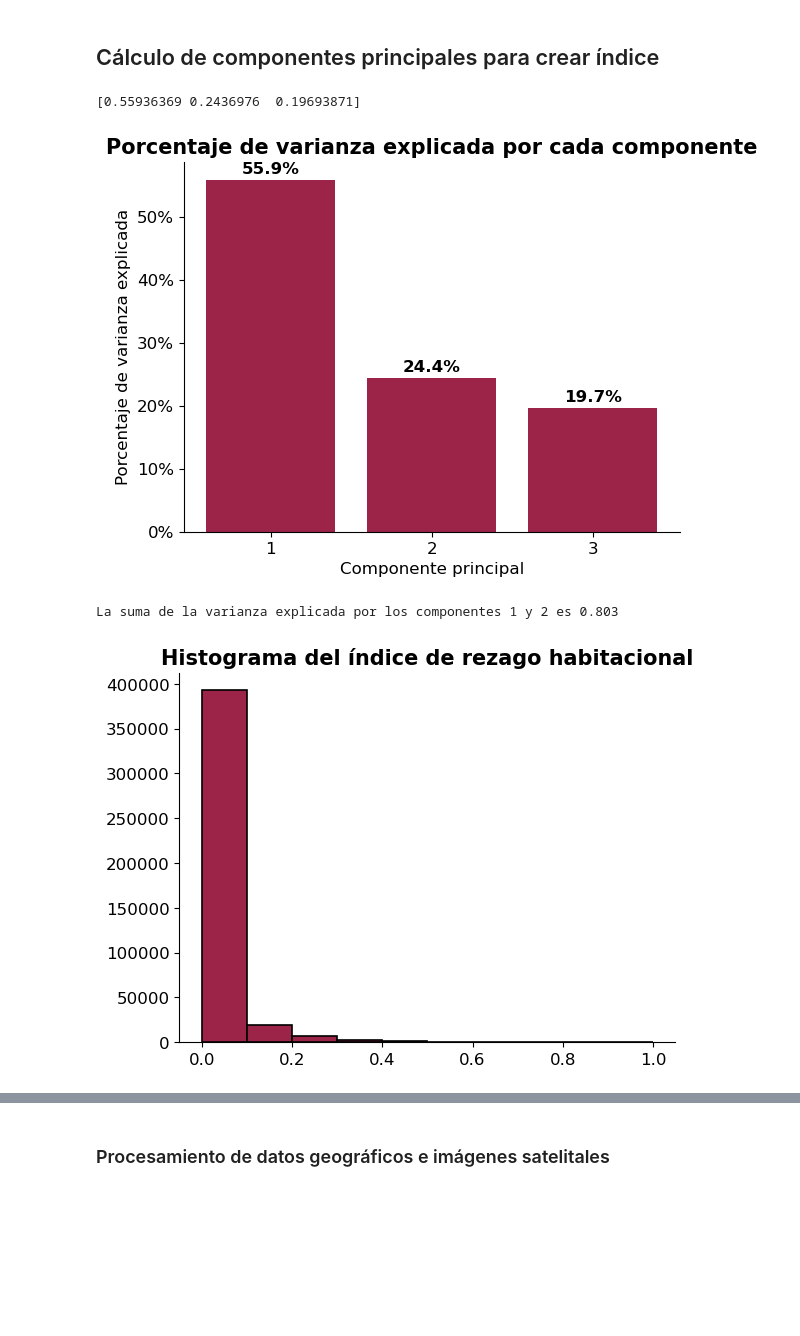
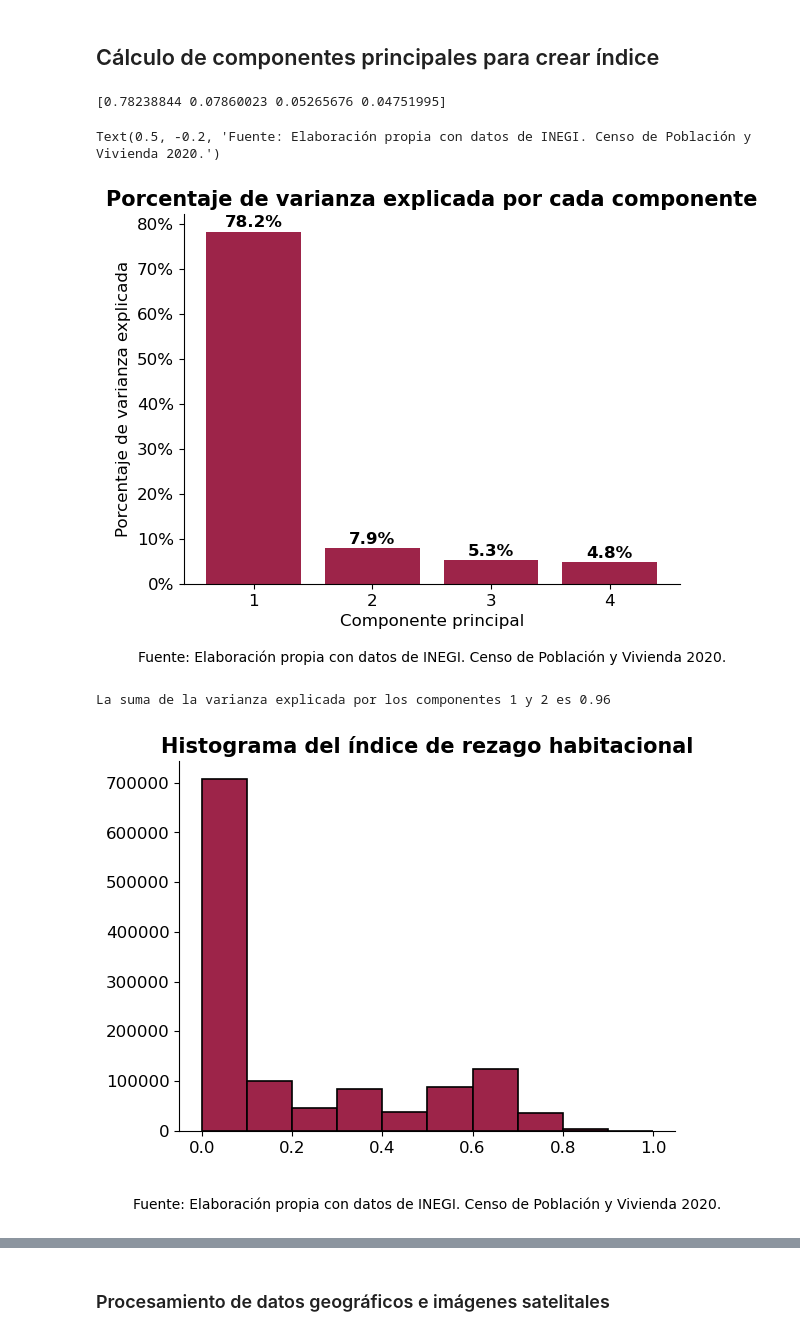
Before and after one commit to claudiodanielpc/proyecto_infotec, a Jupyter notebook: indice_rezago.ipynb, the cells around one changed output, grey strips where cells are left out. Drawn from its saved outputs; the diff is of its cells as text; code cells hidden in the pictures; blank space fills up the shorter version.

```diff
--- a/indice_rezago.ipynb
+++ b/indice_rezago.ipynb
@@ -115,9 +128,13 @@ df_limpia['p_viv_snexc']=df_limpia['vph_letr']/df_limpia['tvivparhab']*100
 #2. Porcentaje de viviendas particulares habitadas cn pisos de tierra
 df_limpia['p_viv_ptierra']=(df_limpia['vph_pisoti'])/df_limpia['tvivparhab']*100
 #3. Porcentaje de viviendas particulares habitadas cuyos habitantes se encuentran en hacinamiento
-#Se asume que las viviendas con un solo cuarto están en hacinamiento
+#Se asume que los habitantes que ocupan viviendas con un solo cuarto están en hacinamiento
 df_limpia['p_viv_hacina']=df_limpia['vph_1cuart']/df_limpia['tvivparhab']*100
-#df_limpia['p_viv_hacina']=df_limpia['vph_1cuart']+df_limpia["vph_2cuart"]/df_limpia['tvivparhab']*100
+#4. Porcentaje de viviendas particulares habitadas que no disponen de agua entubada de la red pública
+df_limpia['p_viv_sagua']=df_limpia['vph_aguafv']/df_limpia['tvivparhab']*100
+#5. Porcentaje de viviendas particulares habitadas que no disponen de drenaje
+df_limpia["p_viv_drena"]=df_limpia["vph_nodren"]/df_limpia['tvivparhab']*100
+df_limpia["p_viv_energia"]=df_limpia["vph_s_elec"]/df_limpia['tvivparhab']*100
 # %%
 df_limpia
 # %% [output]
@@ -155,0 +160,14 @@ for indicador in ['p_viv_snexc','p_viv_ptierra','p_viv_hacina']:
+# %%
+entorno=pd.read_csv('datos/TI_MANZANA_EU_00.csv', encoding='latin-1')
+#Columnas en minúsculas
+entorno.columns=entorno.columns.str.lower()
+#Construir la clave de manzana
+entorno['cvegeo']=entorno["ent"].astype(str).str.zfill(2)+entorno["mun"].astype(str).str.zfill(3)+entorno["loc"].astype(str).str.zfill(4)+entorno["ageb"].astype(str).str.zfill(4)+entorno["mza"].astype(str).str.zfill(3)
+entorno['vialidad_sinrec']=entorno['s_recu_n']/(entorno['totvial'])*100
+#Porcentaje de rasgos en la manzana
+entorno['rasgos_mza']=entorno['totrasgo']/(entorno['totlado'])*100
+#Dejar solo cvegeo y porcentajes
+entorno=entorno[['cvegeo','vialidad_sinrec','rasgos_mza']]
+#Sustituir Nan por 0
+entorno=entorno.fillna(0)
+entorno
@@ -155,0 +188,4 @@ for indicador in ['p_viv_snexc','p_viv_ptierra','p_viv_hacina']:
+# %%
+#Pegar entorno a df_limpia
+df_limpia=pd.merge(df_limpia,entorno)
+df_limpia
@@ -168,37 +273,38 @@ El número de viviendas particulares habitadas es 9,403,191.0
 # %% [markdown]
 ## Cálculo de componentes principales para crear índice
 # %%
-dato_pca=df_limpia[['p_viv_snexc','p_viv_ptierra','p_viv_hacina']]
+dato_pca=df_limpia[['p_viv_snexc','p_viv_ptierra','p_viv_hacina','p_viv_sagua','p_viv_energia', 'p_viv_drena','vialidad_sinrec']]
 #Crear objeto PCA
-pca = PCA(n_components=3)
+pca = PCA(n_components=4)
 #Entrenar PCA
 data=pca.fit_transform(dato_pca)
 # %%
 #Porcentaje de varianza explicada por cada componente
 print(pca.explained_variance_ratio_)
 #Gráfica de barras de varianza explicada
-plt.bar(range(1,4),pca.explained_variance_ratio_,color='#9d2449',align='center')
+plt.bar(range(1,5),pca.explained_variance_ratio_,color='#9d2449',align='center')
 plt.title('Porcentaje de varianza explicada por cada componente', fontsize=15, fontweight='bold')
 plt.xlabel('Componente principal')
 plt.ylabel('Porcentaje de varianza explicada')
-plt.xticks(range(1,4))
+plt.xticks(range(1,5))
 #etiquetas en la parte superior de las barras
-for x,y in zip(range(1,4),pca.explained_variance_ratio_):
+for x,y in zip(range(1,5),pca.explained_variance_ratio_):
     plt.text(x,y+0.01,str(round(y*100,1))+'%',color='black',ha='center',fontweight='bold')
     #Eje y multiplicado por 100
 plt.gca().yaxis.set_major_formatter(PercentFormatter(1))
 #Eliminar borde derecho y superior
 plt.gca().spines['right'].set_visible(False)
 plt.gca().spines['top'].set_visible(False)
-plt.show()
+plt.text(0.5, -0.2, 'Fuente: Elaboración propia con datos de INEGI. Censo de Población y Vivienda 2020.', fontsize=10, ha='center', va='center', transform=plt.gca().transAxes)
 # %% [output]
-[0.55936369 0.2436976  0.19693871]
+[0.78238844 0.07860023 0.05265676 0.04751995]
+Text(0.5, -0.2, 'Fuente: Elaboración propia con datos de INEGI. Censo de Población y Vivienda 2020.')
-[figure, old version]
+[figure, new version]
 # %%
 #Suma de la varianza explicada por los componenntes 1 y 2
-print("La suma de la varianza explicada por los componentes 1 y 2 es "+str(round(pca.explained_variance_ratio_[0]+pca.explained_variance_ratio_[1],3)))
+print("La suma de la varianza explicada por los componentes 1 y 2 es "+str(round(pca.explained_variance_ratio_[0]+pca.explained_variance_ratio_[1]+pca.explained_variance_ratio_[2]+pca.explained_variance_ratio_[3],2)))
 # %% [output]
-La suma de la varianza explicada por los componentes 1 y 2 es 0.803
+La suma de la varianza explicada por los componentes 1 y 2 es 0.96
 # %%
 #Crear un índice de rezago habitacional con base en el primer y segundo componente principal
 ind1=data[:,0]
@@ -216,6 +325,7 @@ plt.ticklabel_format(style='plain', axis='y')
 #Eliminar borde derecho y superior
 plt.gca().spines['right'].set_visible(False)
 plt.gca().spines['top'].set_visible(False)
+plt.text(0.5, -0.2, 'Fuente: Elaboración propia con datos de INEGI. Censo de Población y Vivienda 2020.', fontsize=10, ha='center', va='center', transform=plt.gca().transAxes)
 plt.show()
 # %% [output]
-[figure, old version]
+[figure, new version]
```
Also changed, not shown: parts of 96 cells of this notebook, 1 other file.
